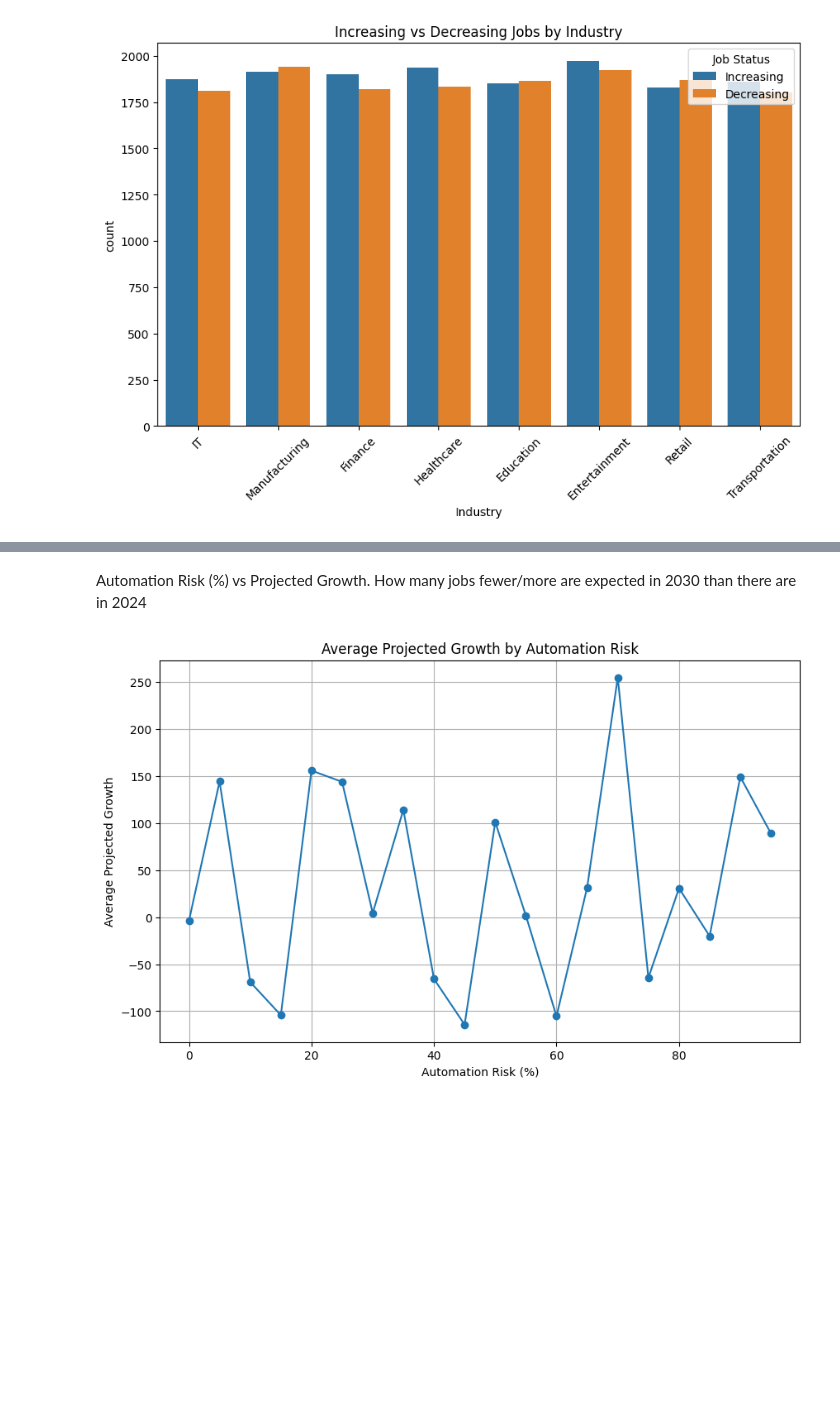
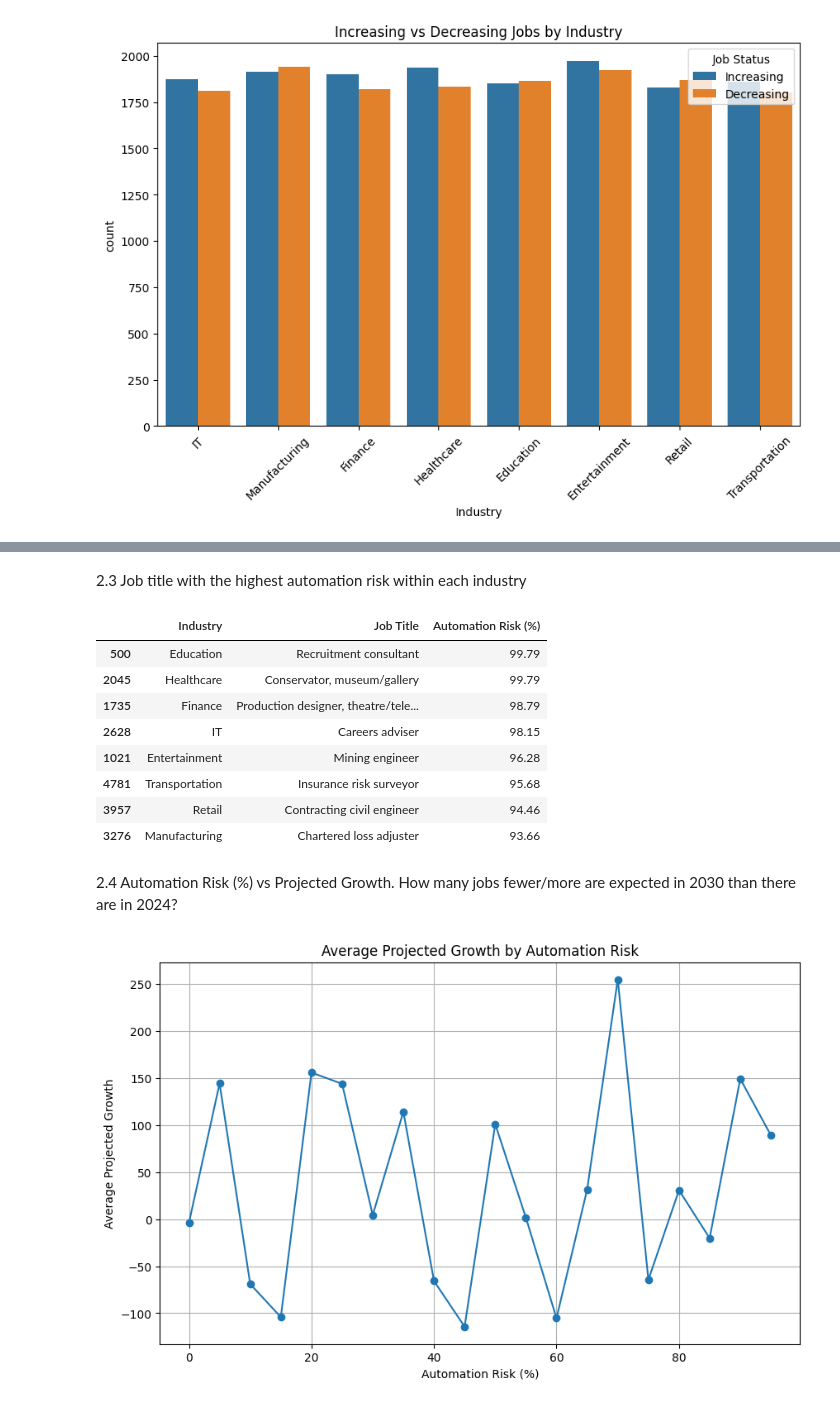
Before and after one commit to RaccoonWithAPeanutButterJar/ItDS2025-Project, a Jupyter notebook: Exploratory_analysis.ipynb, the cells around one changed output, grey strips where cells are left out. Drawn from its saved outputs; the diff is of its cells as text; code cells hidden in the pictures; blank space fills up the shorter version.

```diff
--- a/Exploratory_analysis.ipynb
+++ b/Exploratory_analysis.ipynb
@@ -115,5 +176,32 @@ plt.show()
+# %% [markdown]
+2.3 Job title with the highest automation risk within each industry
+# %%
+risk_by_job_industry = (
+    data.groupby(["Industry", "Job Title"])["Automation Risk (%)"]
+        .median()
+        .reset_index()
+)
+
+most_at_risk = (
+    risk_by_job_industry.loc[
+        risk_by_job_industry.groupby("Industry")["Automation Risk (%)"].idxmax()
+    ]
+    .sort_values("Automation Risk (%)", ascending=False)
+)
+
+most_at_risk
+# %% [output]
+|  | Industry | Job Title | Automation Risk (%) |
+| 500 | Education | Recruitment consultant | 99.79 |
+| 2045 | Healthcare | Conservator, museum/gallery | 99.79 |
+| 1735 | Finance | Production designer, theatre/tele... | 98.79 |
+| 2628 | IT | Careers adviser | 98.15 |
+| 1021 | Entertainment | Mining engineer | 96.28 |
+| 4781 | Transportation | Insurance risk surveyor | 95.68 |
+| 3957 | Retail | Contracting civil engineer | 94.46 |
+| 3276 | Manufacturing | Chartered loss adjuster | 93.66 |
 # %% [markdown]
-Automation Risk (%) vs Projected Growth. How many jobs fewer/more are expected in 2030 than there are in 2024
+2.4 Automation Risk (%) vs Projected Growth. How many jobs fewer/more are expected in 2030 than there are in 2024?
 # %%
 data["Projected Growth"] = data["Projected Openings (2030)"] - data["Job Openings (2024)"]
 
```
Also changed, not shown: parts of 20 cells of this notebook.
